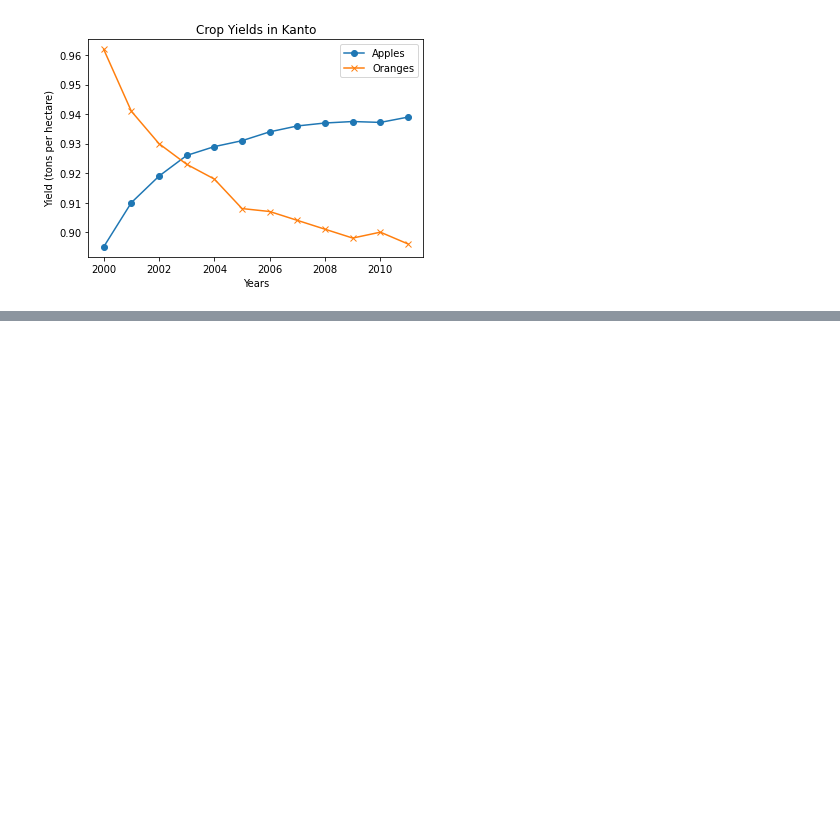
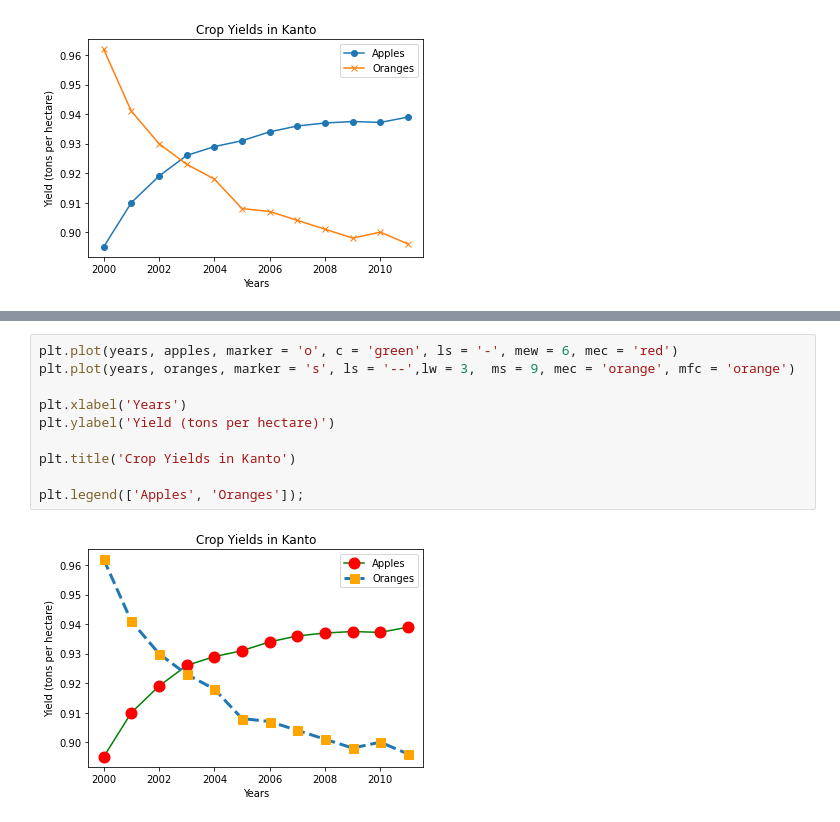
Before and after one commit to simaco11/Matplotlib-and-Seaborn-Tutorial, a Jupyter notebook: tutorial.ipynb, the cells around one changed output, grey strips where cells are left out. Saved outputs shown, nothing was run; the diff lists cells and outputs as text; blank space fills up the shorter version.

```diff
--- a/tutorial.ipynb
+++ b/tutorial.ipynb
@@ -98,0 +115,12 @@ plt.legend(['Apples', 'Oranges']);
+# %%
+plt.plot(years, apples, marker = 'o', c = 'green', ls = '-', mew = 6, mec = 'red')
+plt.plot(years, oranges, marker = 's', ls = '--',lw = 3,  ms = 9, mec = 'orange', mfc = 'orange')
+
+plt.xlabel('Years')
+plt.ylabel('Yield (tons per hectare)')
+
+plt.title('Crop Yields in Kanto')
+
+plt.legend(['Apples', 'Oranges']);
+# %% [output]
+[figure, added]
```
Also changed, not shown: parts of 7 cells of this notebook.
